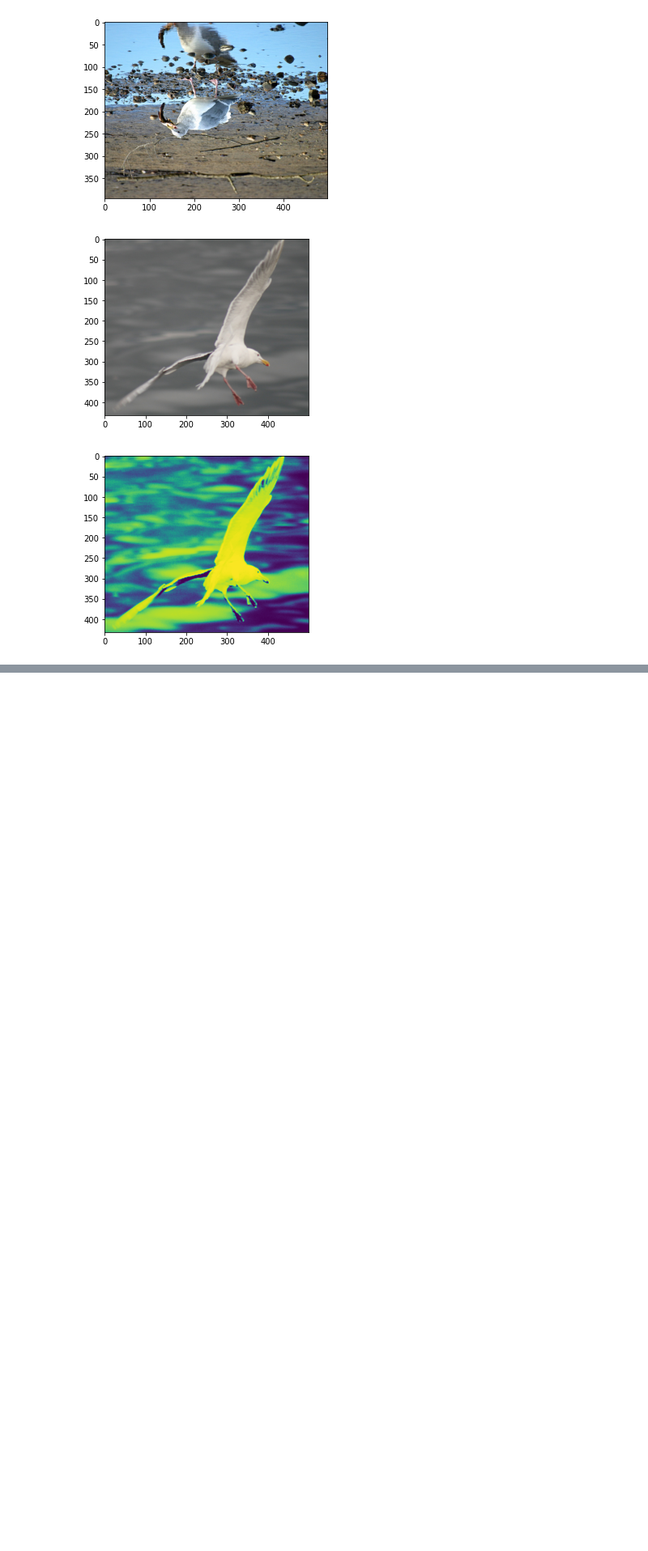
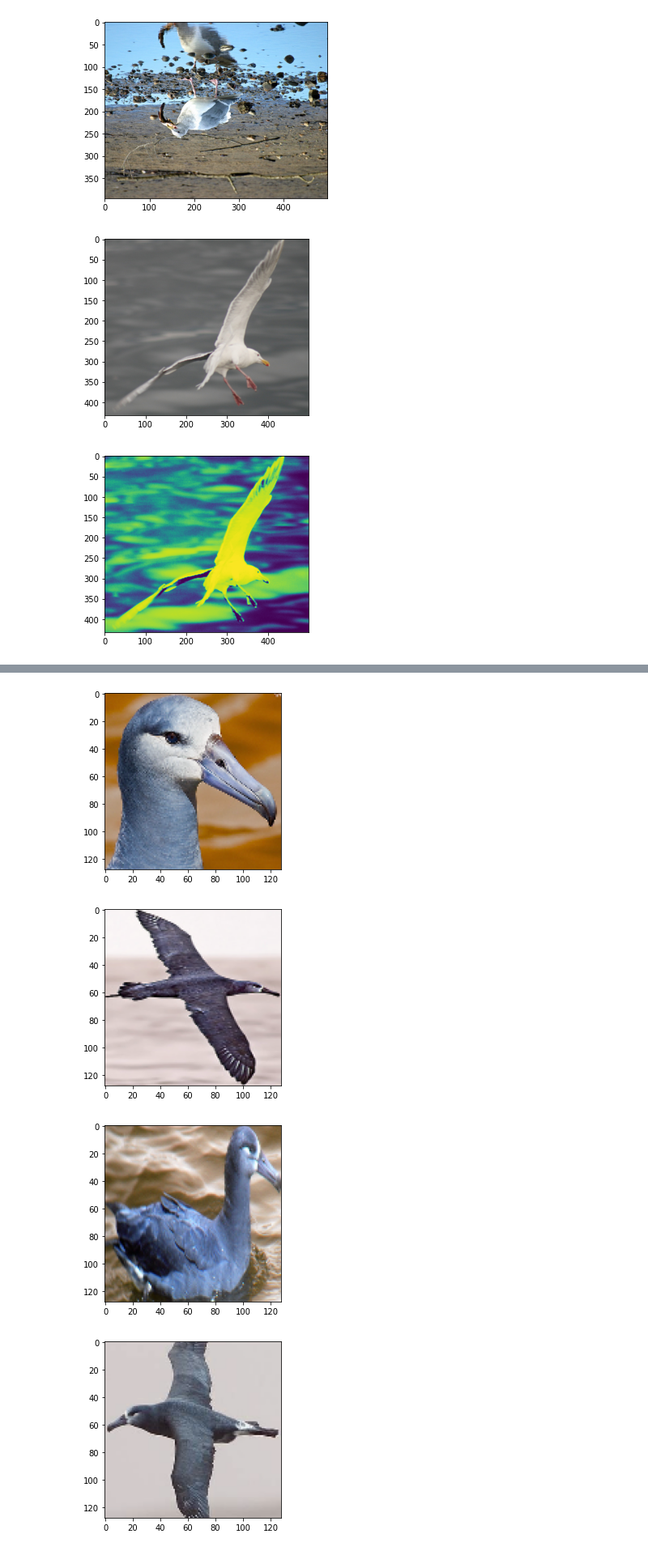
Before and after one commit to TeaWithLucas/MLBirds, a Jupyter notebook: dataset preprocessing.ipynb, the cells around one changed output, grey strips where cells are left out. Shown at 81% size. Cells and saved outputs as stored; diff of their text form; code cells hidden in the pictures; blank space fills up the shorter version.

```diff
--- a/dataset preprocessing.ipynb
+++ b/dataset preprocessing.ipynb
@@ -221,0 +271,8 @@ for img_id in data.images.image_id[3432:3433]:
+# %%
+for img in tq.tqdm(train_img[0:10]):
+  plt_img(img)
+# %% [output]
+[figure, added]
+[figure, added]
+[figure, added]
+[figure, added]
```
Also changed, not shown: parts of 25 cells of this notebook.
